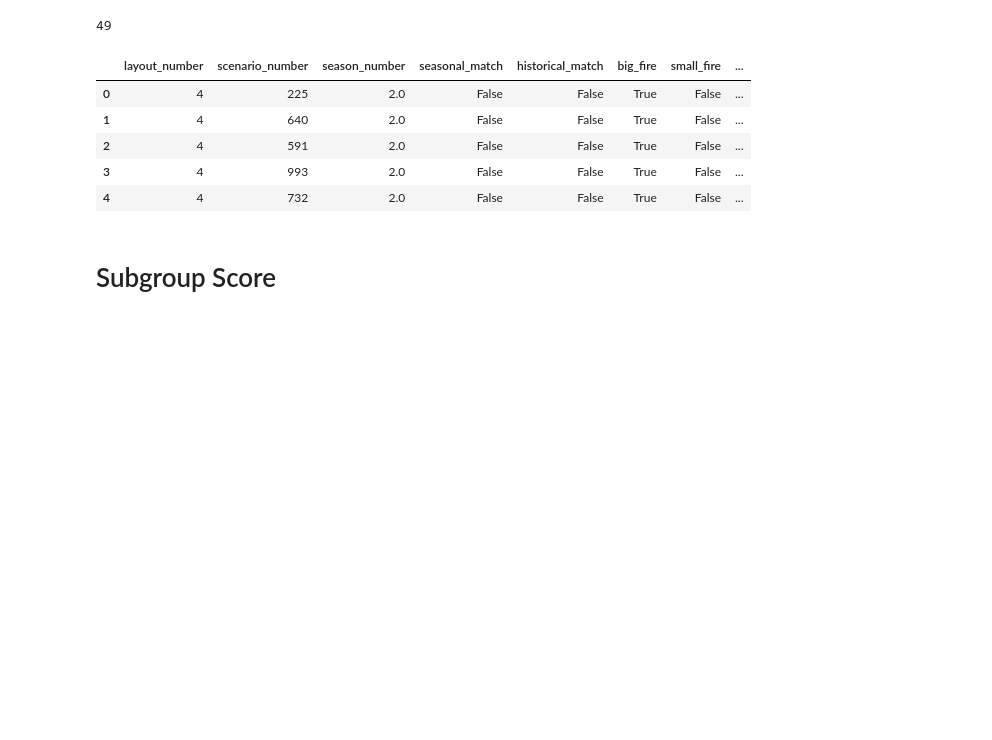
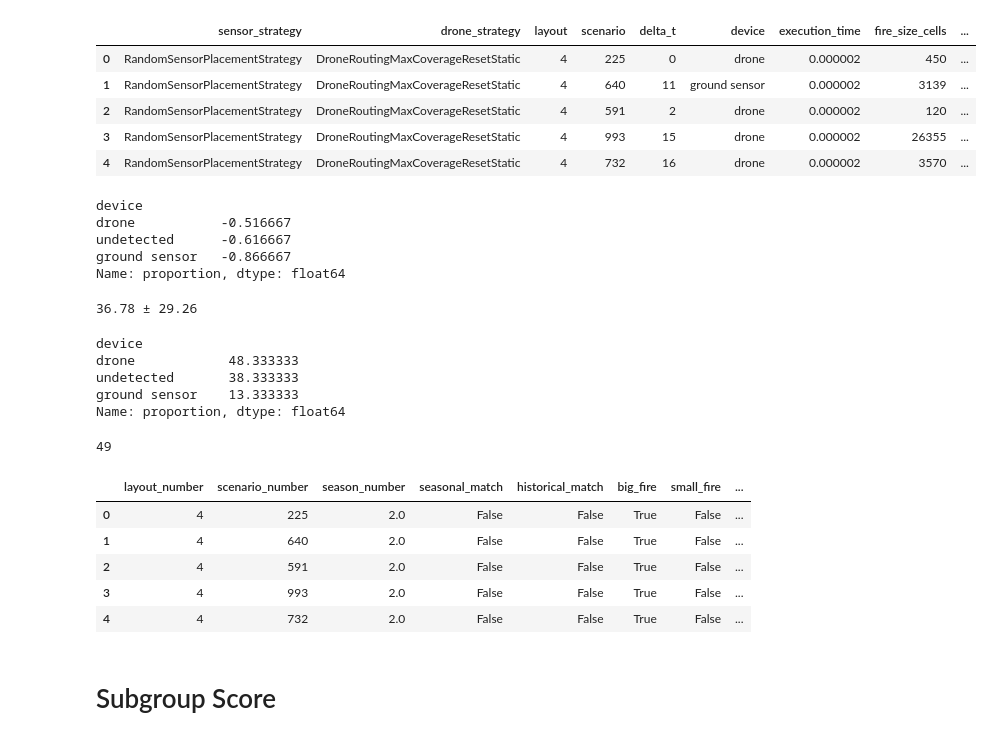
Before and after one commit to RomainPuech/wildfire_drone_routing, a Jupyter notebook: notebooks/leaderboard.ipynb, the cells around one changed output. Drawn from its saved outputs; the diff is of its cells as text; code cells hidden in the pictures; blank space fills up the shorter version.

```diff
--- a/notebooks/leaderboard.ipynb
+++ b/notebooks/leaderboard.ipynb
@@ -39,0 +40,19 @@ results = pd.read_csv('results/combined_benchmark_results.csvRandomSensorPlaceme
+# %%
+results.head()
+# %% [output]
+|  | sensor_strategy | drone_strategy | layout | scenario | delta_t | device | execution_time | fire_size_cells | ... |
+| 0 | RandomSensorPlacementStrategy | DroneRoutingMaxCoverageResetStatic | 4 | 225 | 0 | drone | 0.000002 | 450 | ... |
+| 1 | RandomSensorPlacementStrategy | DroneRoutingMaxCoverageResetStatic | 4 | 640 | 11 | ground sensor | 0.000002 | 3139 | ... |
+| 2 | RandomSensorPlacementStrategy | DroneRoutingMaxCoverageResetStatic | 4 | 591 | 2 | drone | 0.000002 | 120 | ... |
+| 3 | RandomSensorPlacementStrategy | DroneRoutingMaxCoverageResetStatic | 4 | 993 | 15 | drone | 0.000002 | 26355 | ... |
+| 4 | RandomSensorPlacementStrategy | DroneRoutingMaxCoverageResetStatic | 4 | 732 | 16 | drone | 0.000002 | 3570 | ... |
+# %%
+# value counts and percentage
+
+results.device.value_counts(normalize=True)-1
+# %% [output]
+device
+drone           -0.516667
+undetected      -0.616667
+ground sensor   -0.866667
+Name: proportion, dtype: float64
@@ -40,3 +63,18 @@ results = pd.read_csv('results/combined_benchmark_results.csvRandomSensorPlaceme
+# %%
+# print with 2 decimal places
+
+
+print(f"{results.delta_t.mean():.2f} ± {results.delta_t.std():.2f}")
+# %% [output]
+36.78 ± 29.26
+# %%
+results.device.value_counts(normalize=True)*100
+# %% [output]
+device
+drone            48.333333
+undetected       38.333333
+ground sensor    13.333333
+Name: proportion, dtype: float64
 # %%
 df.layout_number.nunique() # 49 layouts, 7746 scenarios, 248 historical matches
 # %% [output]
```
Also changed, not shown: parts of 7 cells of this notebook.
